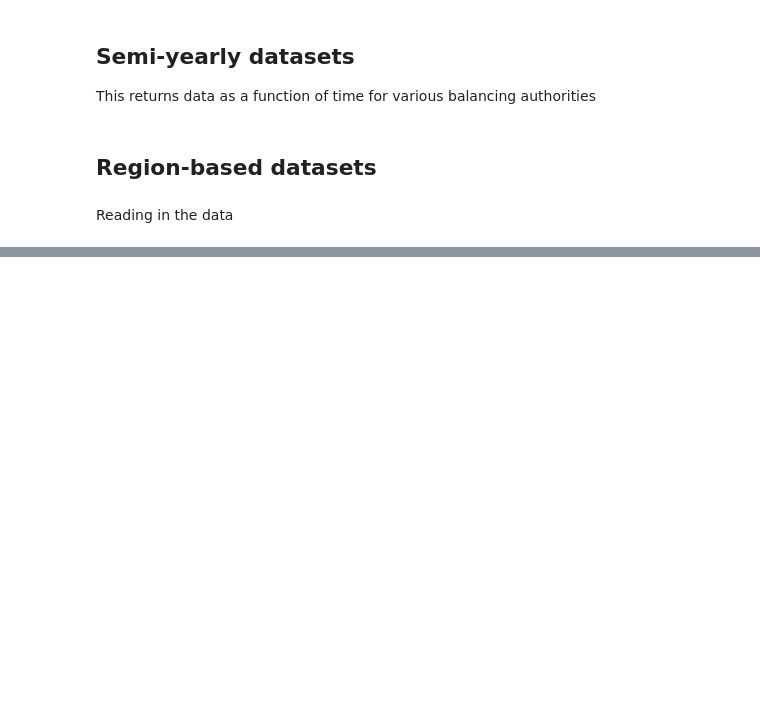
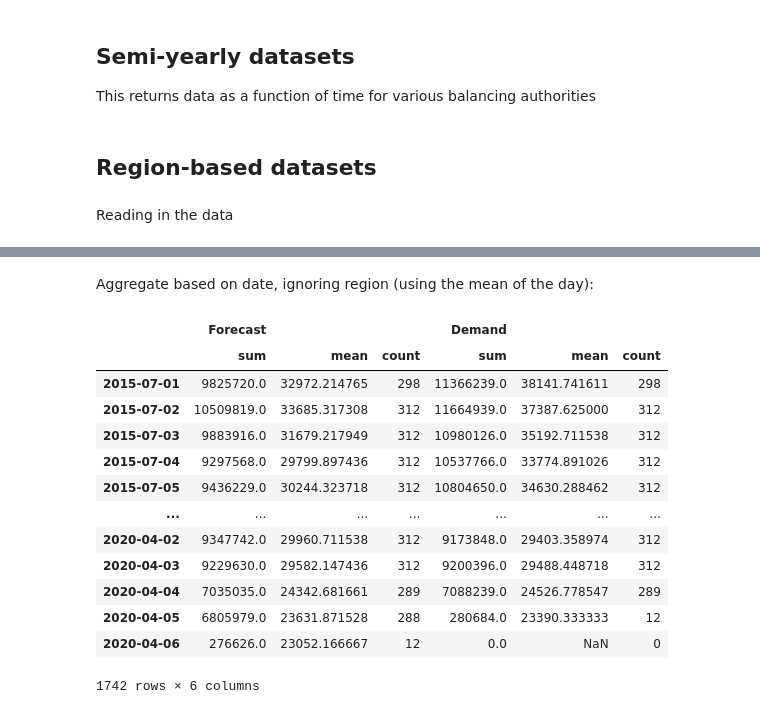
Before and after one commit to emapple/social, a Jupyter notebook: energy_usage.ipynb, the cells around one changed output, grey strips where cells are left out. Drawn from its saved outputs; the diff is of its cells as text; code cells hidden in the pictures; blank space fills up the shorter version.

```diff
--- a/energy_usage.ipynb
+++ b/energy_usage.ipynb
@@ -125,0 +191,19 @@ for edge in ['right', 'top']:
+# %% [markdown]
+Aggregate based on date, ignoring region (using the mean of the day):
+# %%
+df.groupby(df.index.get_level_values(1).date).agg(['sum', 'mean', 'count'])
+# %% [output]
+|  | Forecast |  |  | Demand |  |  |
+|  | sum | mean | count | sum | mean | count |
+| 2015-07-01 | 9825720.0 | 32972.214765 | 298 | 11366239.0 | 38141.741611 | 298 |
+| 2015-07-02 | 10509819.0 | 33685.317308 | 312 | 11664939.0 | 37387.625000 | 312 |
+| 2015-07-03 | 9883916.0 | 31679.217949 | 312 | 10980126.0 | 35192.711538 | 312 |
+| 2015-07-04 | 9297568.0 | 29799.897436 | 312 | 10537766.0 | 33774.891026 | 312 |
+| 2015-07-05 | 9436229.0 | 30244.323718 | 312 | 10804650.0 | 34630.288462 | 312 |
+| ... | ... | ... | ... | ... | ... | ... |
+| 2020-04-02 | 9347742.0 | 29960.711538 | 312 | 9173848.0 | 29403.358974 | 312 |
+| 2020-04-03 | 9229630.0 | 29582.147436 | 312 | 9200396.0 | 29488.448718 | 312 |
+| 2020-04-04 | 7035035.0 | 24342.681661 | 289 | 7088239.0 | 24526.778547 | 289 |
+| 2020-04-05 | 6805979.0 | 23631.871528 | 288 | 280684.0 | 23390.333333 | 12 |
+| 2020-04-06 | 276626.0 | 23052.166667 | 12 | 0.0 | NaN | 0 |
+1742 rows × 6 columns
```
Also changed, not shown: parts of 16 cells of this notebook.
